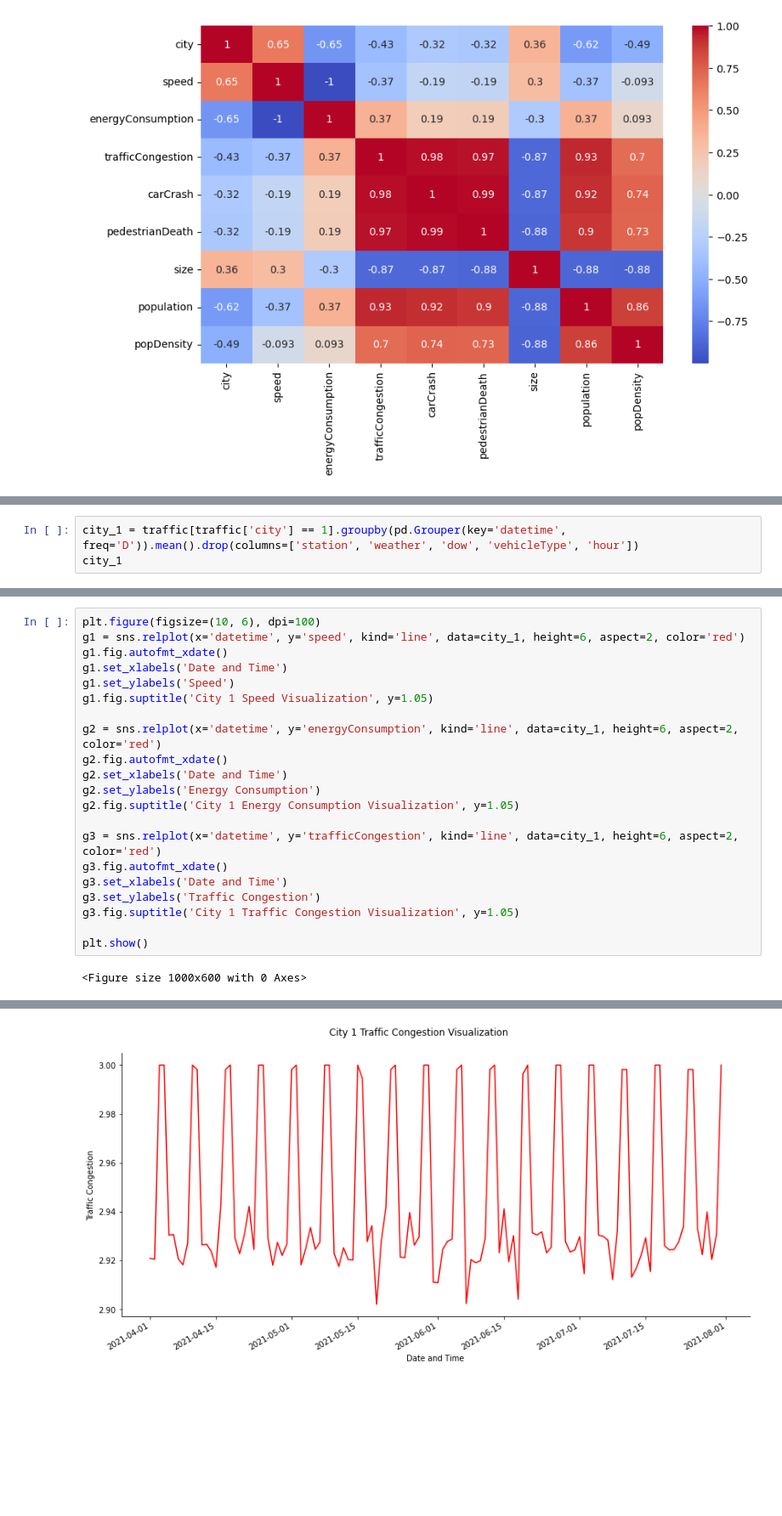
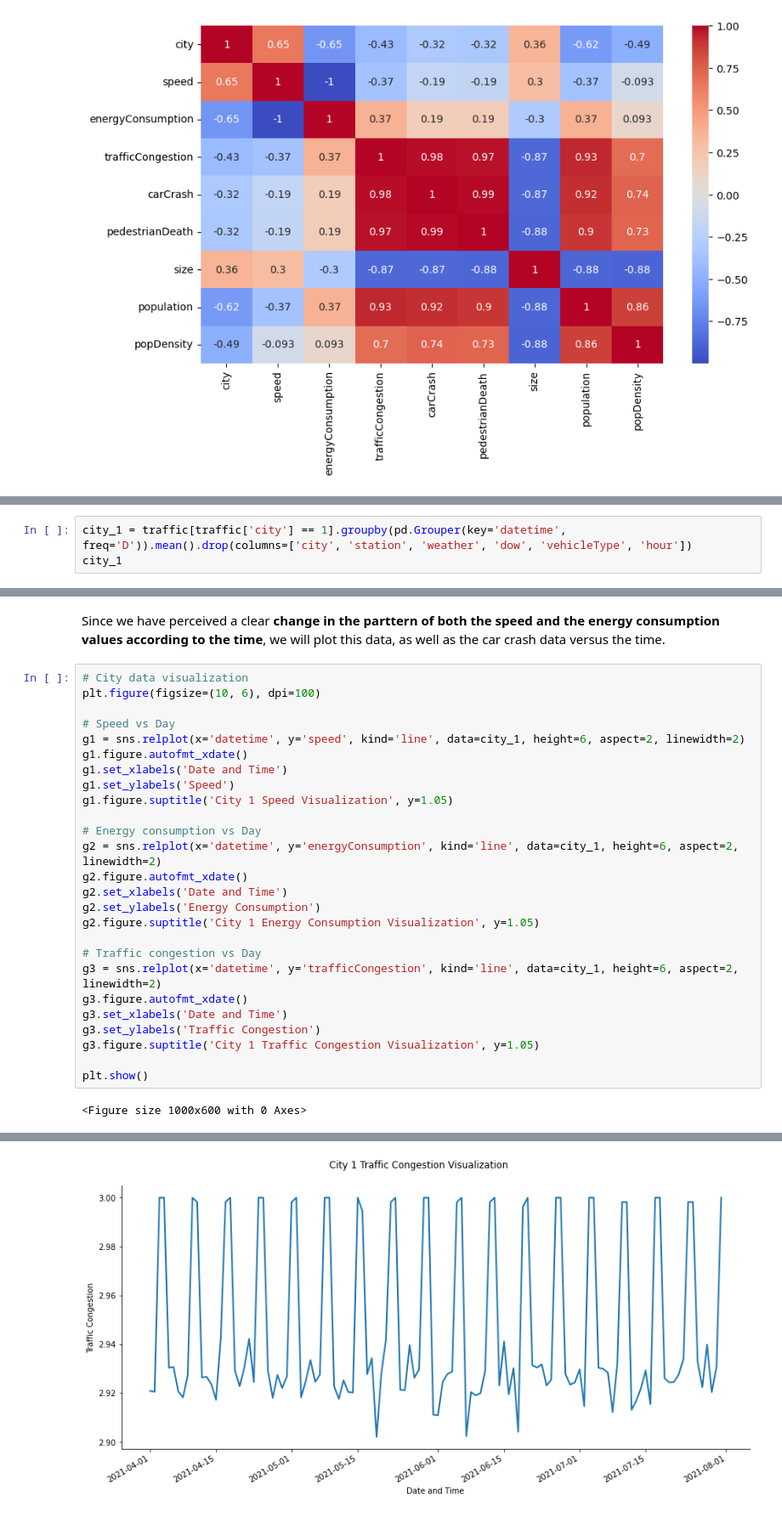
Before and after one commit to leonardohannas/MODS206_TelecomParis, a Jupyter notebook: notebook.ipynb, the cells around one changed output, grey strips where cells are left out. Shown at 85% size. Cells and saved outputs as stored; diff of their text form; blank space fills up the shorter version.

```diff
--- a/notebook.ipynb
+++ b/notebook.ipynb
@@ -105,4 +113,4 @@ plt.show()
 # %%
-city_1 = traffic[traffic['city'] == 1].groupby(pd.Grouper(key='datetime', freq='D')).mean().drop(columns=['station', 'weather', 'dow', 'vehicleType', 'hour'])
+city_1 = traffic[traffic['city'] == 1].groupby(pd.Grouper(key='datetime', freq='D')).mean().drop(columns=['city', 'station', 'weather', 'dow', 'vehicleType', 'hour'])
 city_1
 # %% [output]
@@ -123,22 +131,29 @@ city_1
+# %% [markdown]
+Since we have perceived a clear **change in the parttern of both the speed and the energy consumption values according to the time**, we will plot this data, as well as the car crash data versus the time.
 # %%
+# City data visualization
 plt.figure(figsize=(10, 6), dpi=100)
-g1 = sns.relplot(x='datetime', y='speed', kind='line', data=city_1, height=6, aspect=2, color='red')
-g1.fig.autofmt_xdate()
+
+# Speed vs Day
+g1 = sns.relplot(x='datetime', y='speed', kind='line', data=city_1, height=6, aspect=2, linewidth=2)
+g1.figure.autofmt_xdate()
 g1.set_xlabels('Date and Time')
 g1.set_ylabels('Speed')
-g1.fig.suptitle('City 1 Speed Visualization', y=1.05)
+g1.figure.suptitle('City 1 Speed Visualization', y=1.05)
 
-g2 = sns.relplot(x='datetime', y='energyConsumption', kind='line', data=city_1, height=6, aspect=2, color='red')
-g2.fig.autofmt_xdate()
+# Energy consumption vs Day
+g2 = sns.relplot(x='datetime', y='energyConsumption', kind='line', data=city_1, height=6, aspect=2, linewidth=2)
+g2.figure.autofmt_xdate()
 g2.set_xlabels('Date and Time')
 g2.set_ylabels('Energy Consumption')
-g2.fig.suptitle('City 1 Energy Consumption Visualization', y=1.05)
+g2.figure.suptitle('City 1 Energy Consumption Visualization', y=1.05)
 
-g3 = sns.relplot(x='datetime', y='trafficCongestion', kind='line', data=city_1, height=6, aspect=2, color='red')
-g3.fig.autofmt_xdate()
+# Traffic congestion vs Day
+g3 = sns.relplot(x='datetime', y='trafficCongestion', kind='line', data=city_1, height=6, aspect=2, linewidth=2)
+g3.figure.autofmt_xdate()
 g3.set_xlabels('Date and Time')
 g3.set_ylabels('Traffic Congestion')
-g3.fig.suptitle('City 1 Traffic Congestion Visualization', y=1.05)
+g3.figure.suptitle('City 1 Traffic Congestion Visualization', y=1.05)
 
 plt.show()
 # %% [output]
@@ -148 +163 @@ plt.show()
-[figure, old version]
+[figure, new version]
```
Also changed, not shown: parts of 37 cells of this notebook.
